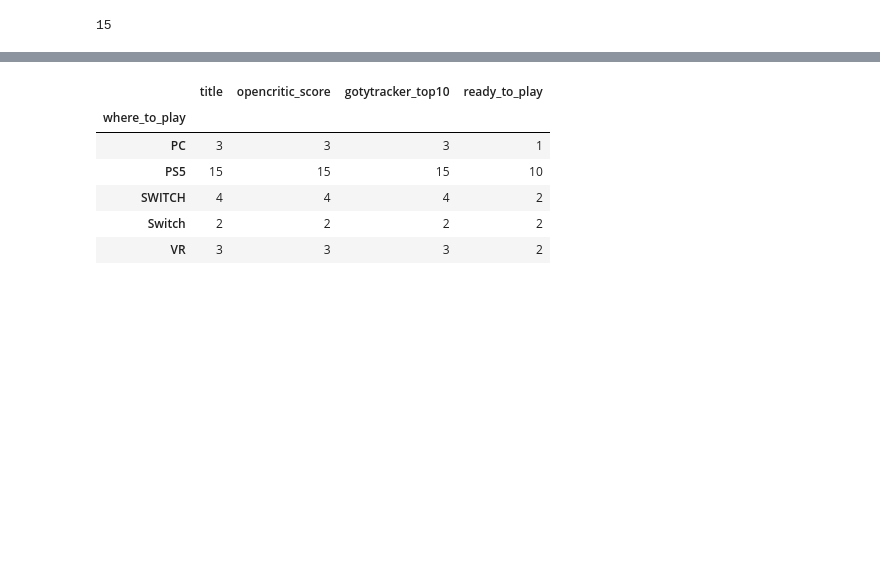
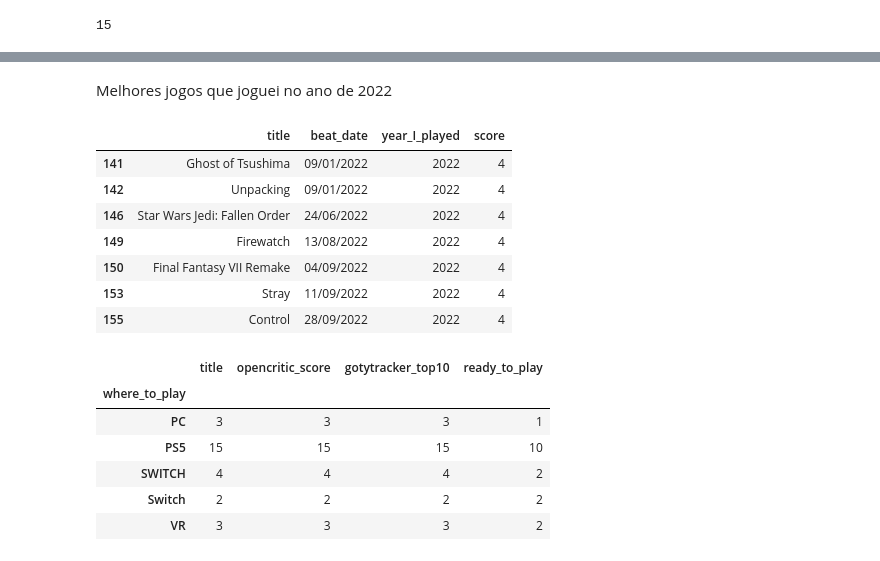
Before and after one commit to andredarcie/my-life-data, a Jupyter notebook: games_analysis.ipynb, the cells around one changed output, grey strips where cells are left out. Drawn from its saved outputs; the diff is of its cells as text; code cells hidden in the pictures; blank space fills up the shorter version.

```diff
--- a/games_analysis.ipynb
+++ b/games_analysis.ipynb
@@ -121,3 +121,16 @@ df.groupby('year_I_played')['title'].count().plot(kind='bar')
+# %% [markdown]
+Melhores jogos que joguei no ano de 2022
+# %%
+df[(df['year_I_played'] == 2022) & (df['score'] == 4)]
+# %% [output]
+|  | title | beat_date | year_I_played | score |
+| 141 | Ghost of Tsushima | 09/01/2022 | 2022 | 4 |
+| 142 | Unpacking | 09/01/2022 | 2022 | 4 |
+| 146 | Star Wars Jedi: Fallen Order | 24/06/2022 | 2022 | 4 |
+| 149 | Firewatch | 13/08/2022 | 2022 | 4 |
+| 150 | Final Fantasy VII Remake | 04/09/2022 | 2022 | 4 |
+| 153 | Stray | 11/09/2022 | 2022 | 4 |
+| 155 | Control | 28/09/2022 | 2022 | 4 |
 # %%
 df_to_play.groupby(by=["where_to_play"]).count()
 # %% [output]
```
Also changed, not shown: parts of 3 cells of this notebook.
